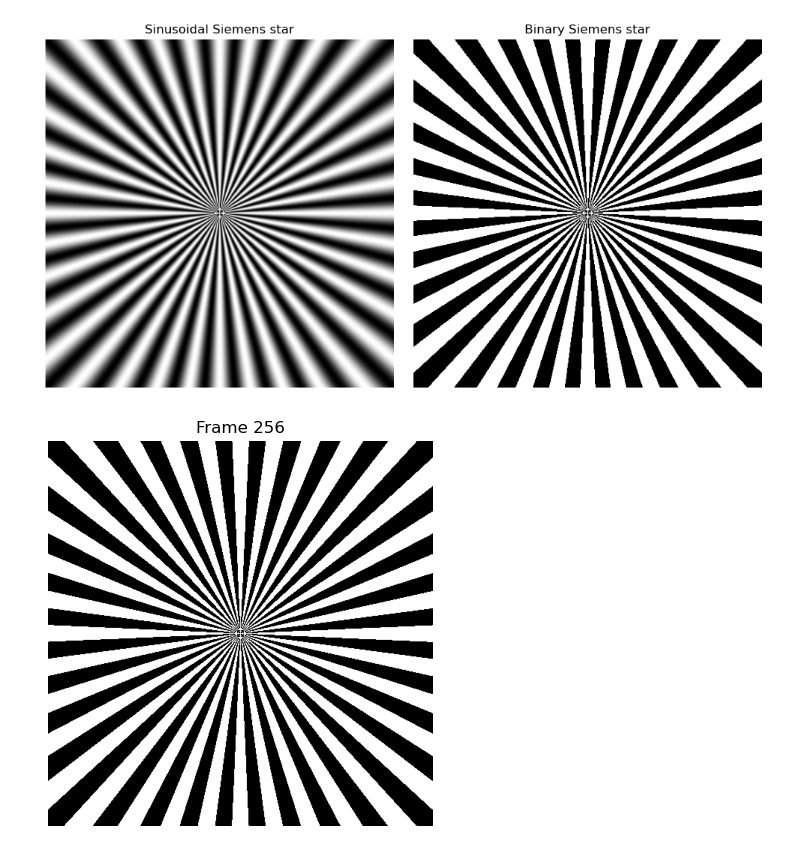
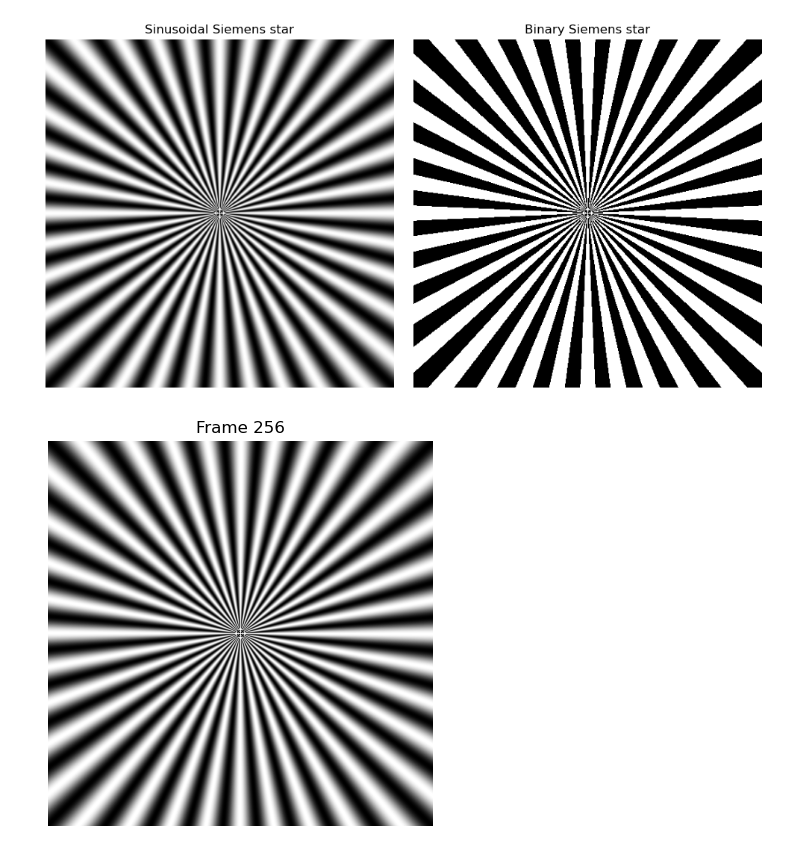
Before and after one commit to vdutell/linearfiltering, a Jupyter notebook: makeSiemensStar.ipynb, the cells around one changed output. Cells and saved outputs as stored; diff of their text form; code cells hidden in the pictures.

```diff
--- a/makeSiemensStar.ipynb
+++ b/makeSiemensStar.ipynb
@@ -40,38 +40,39 @@ import matplotlib.animation as animation
 r = 256                                     # px, radius of star
 cycles = 36                                 # number of spokes
 frames = 256                                # number of animation frames
-fps = 30                                    # frames per second
+fps = 30                                  # frames per second
 output_file = './siemens_star/siemens_star_rotation.avi'   # output file name (AVI format)
 
 # Initialize meshgrid
 X, Y = np.meshgrid(np.arange(-r, r+1), np.arange(-r, r+1))
 
 # Create figure and axes
 fig, ax = plt.subplots(figsize=(5, 5))
 
 # Function to update each frame
 def update(frame):
     # Calculate phase with time-dependent shift
-    phy = np.arctan2(Y, X) * cycles + 2 * np.pi * frame / frames
+    phy = np.arctan2(Y, X) * cycles + 2 * np.pi * 4 *  frame / frames
     intensity = np.cos(phy)                     # relative intensity
-    binStar = np.zeros((r*2+1, r*2+1), dtype=np.uint8)
-    binStar[intensity >= 0] = 255               # binary Siemens star
+    sinStar = np.uint8(intensity * 127.5 + 127.5)# sinusoidal Siemens star
+    #binStar = np.zeros((r*2+1, r*2+1), dtype=np.uint8)
+    #binStar[intensity >= 0] = 255               # binary Siemens star
 
     # Update plot
     ax.clear()
-    ax.imshow(binStar, cmap='gray')
+    ax.imshow(sinStar, cmap='gray')
     ax.axis('off')
     ax.set_title(f'Frame {frame + 1}')
 
 # Create animation
 ani = animation.FuncAnimation(fig, update, frames=frames, interval=1000/fps)
 
 # Set up writer explicitly for lossless AVI (rawvideo codec)
 Writer = animation.FFMpegWriter(fps=fps, metadata=dict(artist='Me'), codec='rawvideo')
 
 # Save animation as lossless AVI
 ani.save(output_file, writer=Writer)
 
 plt.show()
 # %% [output]
-[figure, old version]
+[figure, new version]
```
Also changed, not shown: 1 other file.
